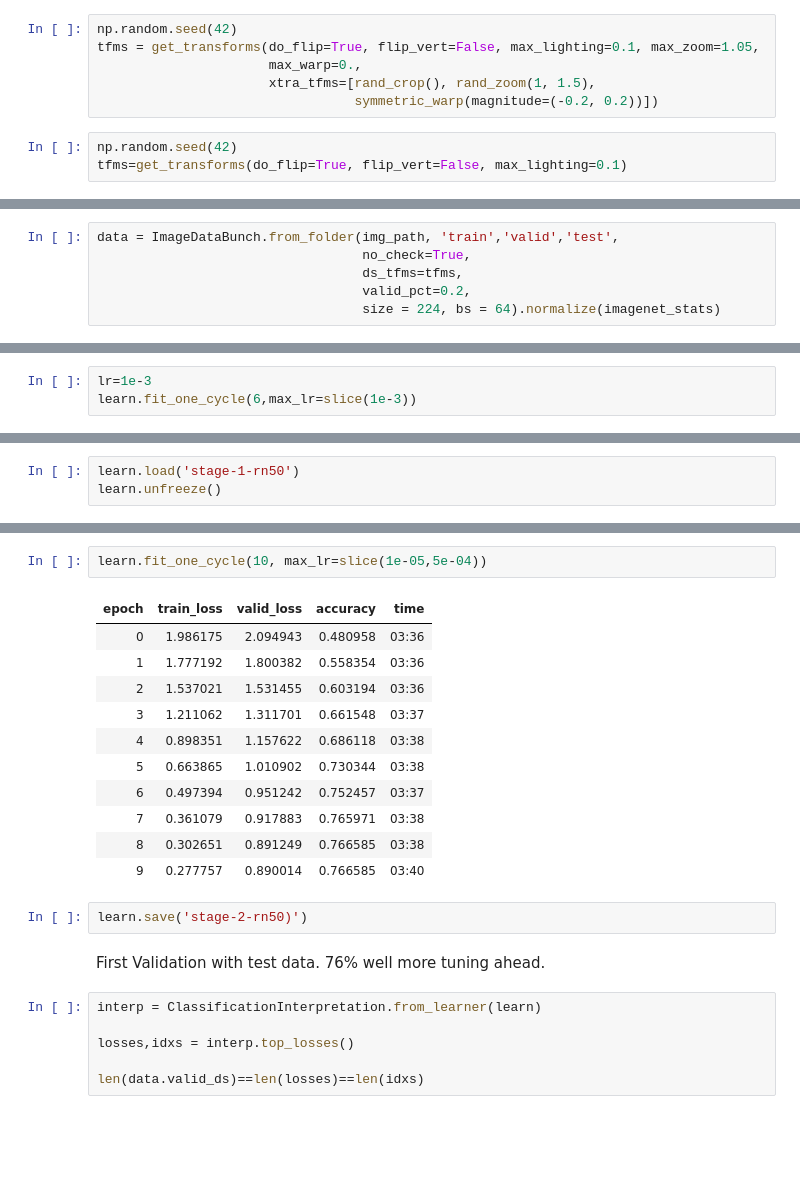
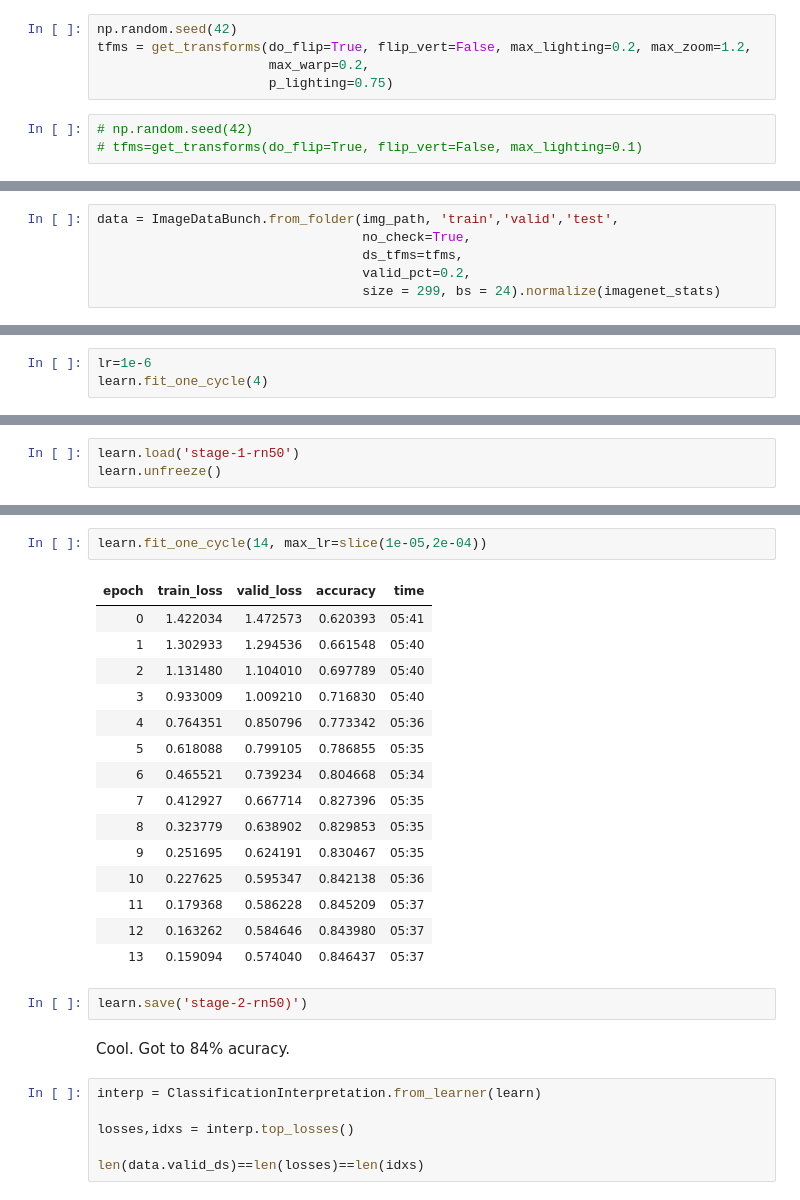
Before and after one commit to skdmajee/fastai, a Jupyter notebook: Whatcar.ipynb, the cells around one changed output, grey strips where cells are left out. Saved outputs shown, nothing was run; the diff lists cells and outputs as text; blank space fills up the shorter version.

```diff
--- a/Whatcar.ipynb
+++ b/Whatcar.ipynb
@@ -96,13 +114,12 @@ test_path.ls()
 # imges[:6]
 # %%
 np.random.seed(42)
-tfms = get_transforms(do_flip=True, flip_vert=False, max_lighting=0.1, max_zoom=1.05,
-                      max_warp=0.,
-                      xtra_tfms=[rand_crop(), rand_zoom(1, 1.5),
-                                 symmetric_warp(magnitude=(-0.2, 0.2))])
+tfms = get_transforms(do_flip=True, flip_vert=False, max_lighting=0.2, max_zoom=1.2,
+                      max_warp=0.2,
+                      p_lighting=0.75)
 # %%
-np.random.seed(42)
-tfms=get_transforms(do_flip=True, flip_vert=False, max_lighting=0.1)
+# np.random.seed(42)
+# tfms=get_transforms(do_flip=True, flip_vert=False, max_lighting=0.1)
 # %%
 test_data=ImageDataBunch.from_folder(test_path,
                                      no_check=True,
@@ -117,7 +134,7 @@ data = ImageDataBunch.from_folder(img_path, 'train','valid','test',
                                   no_check=True,
                                   ds_tfms=tfms,
                                   valid_pct=0.2,
-                                  size = 224, bs = 64).normalize(imagenet_stats)
+                                  size = 299, bs = 24).normalize(imagenet_stats)
 # %%
 data.show_batch(rows=3, figsize=(12,9))
 # %% [output]
@@ -167,5 +184,5 @@ Min loss divided by 10: 4.79E-03
 # %%
-lr=1e-3
-learn.fit_one_cycle(6,max_lr=slice(1e-3))
+lr=1e-6
+learn.fit_one_cycle(4)
 # %% [output]
 | epoch | train_loss | valid_loss | accuracy | time |
@@ -206,21 +223,25 @@ Min loss divided by 10: 1.91E-05
 # %%
-learn.fit_one_cycle(10, max_lr=slice(1e-05,5e-04))
+learn.fit_one_cycle(14, max_lr=slice(1e-05,2e-04))
 # %% [output]
 | epoch | train_loss | valid_loss | accuracy | time |
-| 0 | 1.986175 | 2.094943 | 0.480958 | 03:36 |
-| 1 | 1.777192 | 1.800382 | 0.558354 | 03:36 |
-| 2 | 1.537021 | 1.531455 | 0.603194 | 03:36 |
-| 3 | 1.211062 | 1.311701 | 0.661548 | 03:37 |
-| 4 | 0.898351 | 1.157622 | 0.686118 | 03:38 |
-| 5 | 0.663865 | 1.010902 | 0.730344 | 03:38 |
-| 6 | 0.497394 | 0.951242 | 0.752457 | 03:37 |
-| 7 | 0.361079 | 0.917883 | 0.765971 | 03:38 |
-| 8 | 0.302651 | 0.891249 | 0.766585 | 03:38 |
-| 9 | 0.277757 | 0.890014 | 0.766585 | 03:40 |
+| 0 | 1.422034 | 1.472573 | 0.620393 | 05:41 |
+| 1 | 1.302933 | 1.294536 | 0.661548 | 05:40 |
+| 2 | 1.131480 | 1.104010 | 0.697789 | 05:40 |
+| 3 | 0.933009 | 1.009210 | 0.716830 | 05:40 |
+| 4 | 0.764351 | 0.850796 | 0.773342 | 05:36 |
+| 5 | 0.618088 | 0.799105 | 0.786855 | 05:35 |
+| 6 | 0.465521 | 0.739234 | 0.804668 | 05:34 |
+| 7 | 0.412927 | 0.667714 | 0.827396 | 05:35 |
+| 8 | 0.323779 | 0.638902 | 0.829853 | 05:35 |
+| 9 | 0.251695 | 0.624191 | 0.830467 | 05:35 |
+| 10 | 0.227625 | 0.595347 | 0.842138 | 05:36 |
+| 11 | 0.179368 | 0.586228 | 0.845209 | 05:37 |
+| 12 | 0.163262 | 0.584646 | 0.843980 | 05:37 |
+| 13 | 0.159094 | 0.574040 | 0.846437 | 05:37 |
 # %%
 learn.save('stage-2-rn50)')
-# %% [markdown]
-First Validation with test data. 76% well more tuning ahead.
+# %% [markdown]
+Cool. Got to 84% acuracy.
 # %%
 interp = ClassificationInterpretation.from_learner(learn)
 
```
Also changed, not shown: parts of 19 cells of this notebook.
